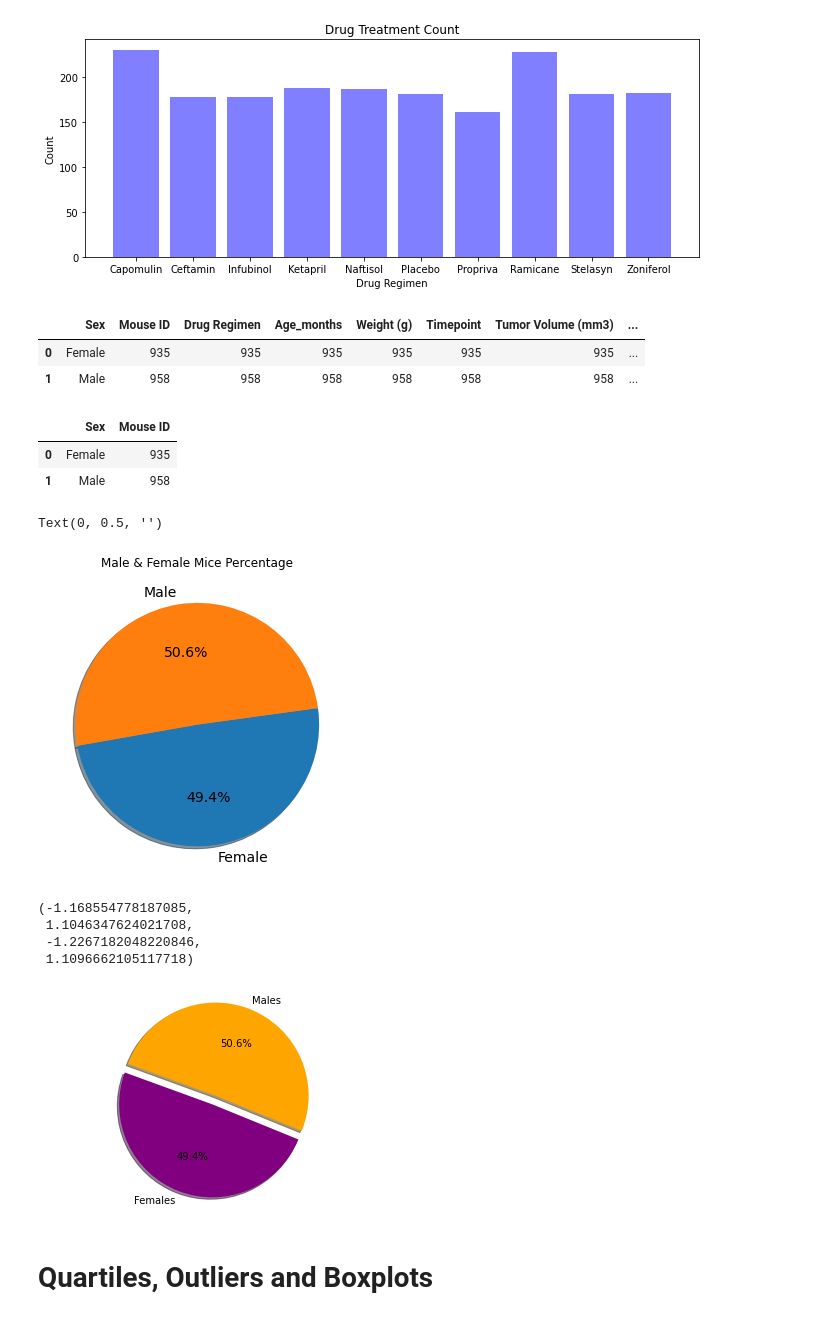
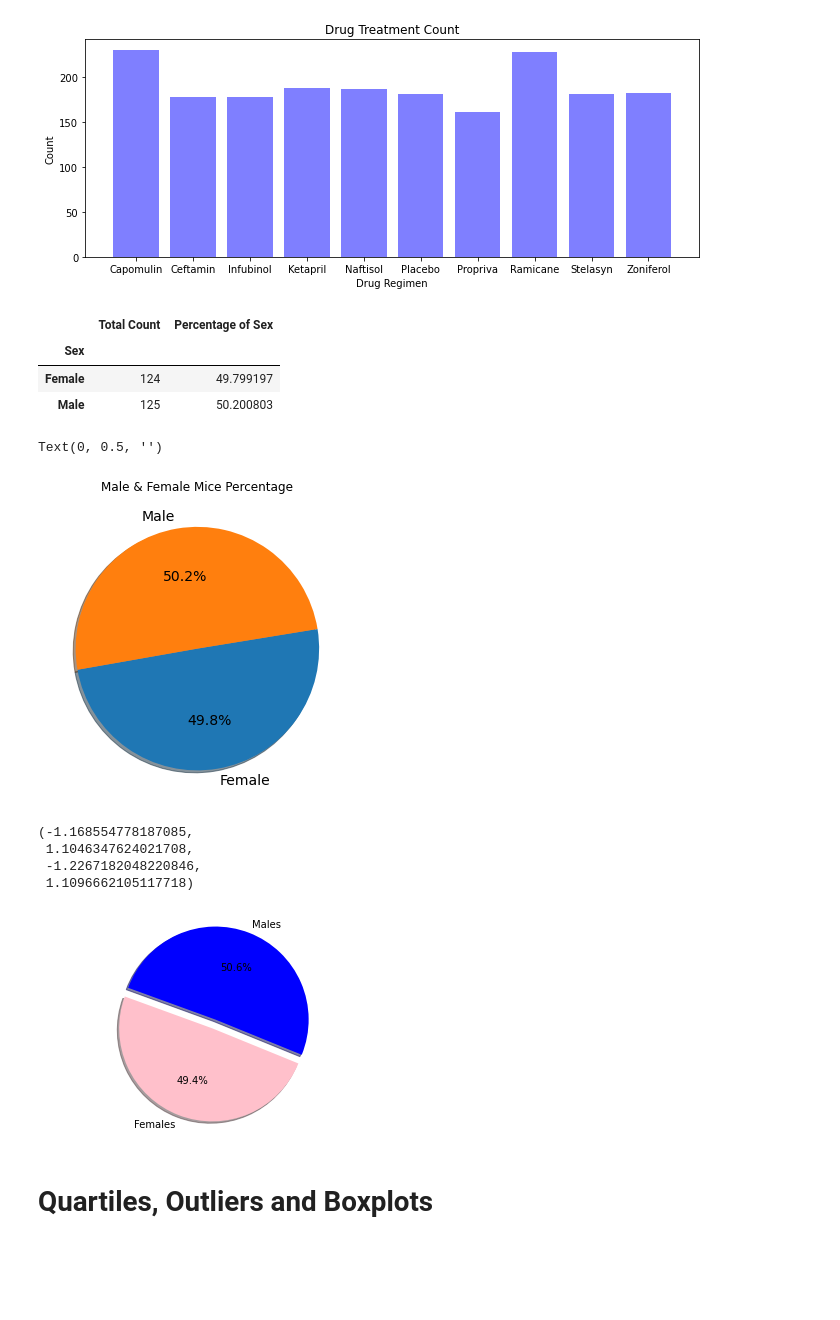
Before and after one commit to veljkomiramicanovic/Matplotlib-Challenge, a Jupyter notebook: Pymaceuticals/pymaceuticals_starter.ipynb, the cells around one changed output. Drawn from its saved outputs; the diff is of its cells as text; code cells hidden in the pictures; blank space fills up the shorter version.

Commit message:
Updated plots

```diff
--- a/Pymaceuticals/pymaceuticals_starter.ipynb
+++ b/Pymaceuticals/pymaceuticals_starter.ipynb
@@ -15,9 +23,9 @@ mouse_metadata = pd.read_csv(mouse_metadata_path)
 study_results = pd.read_csv(study_results_path)
 
 # Combine the data into a single dataset
-combined_df = pd.merge(mouse_metadata, study_results, how="inner", on="Mouse ID")
+combined_df = pd.merge(mouse_metadata, study_results, how="outer")
 # Display the data table for preview
-combined_df
+combined_df.head()
 # %% [output]
 |  | Mouse ID | Drug Regimen | Sex | Age_months | Weight (g) | Timepoint | Tumor Volume (mm3) | ... |
 | 0 | k403 | Ramicane | Male | 21 | 16 | 0 | 45.000000 | ... |
@@ -185,53 +173,60 @@ plt.ylabel("Count")
 plt.savefig("../Images/mat_mice_per_treat.png", bbox_inches = "tight")
 # %% [output]
 [figure]
-# %%
-# Generate a pie plot showing the distribution of female versus male mice using pandas
-gender_df = pd.DataFrame(combined_df.groupby(["Sex"]).count()).reset_index()
-gender_df.head()
-# %% [output]
-|  | Sex | Mouse ID | Drug Regimen | Age_months | Weight (g) | Timepoint | Tumor Volume (mm3) | ... |
-| 0 | Female | 935 | 935 | 935 | 935 | 935 | 935 | ... |
-| 1 | Male | 958 | 958 | 958 | 958 | 958 | 958 | ... |
-# %%
-#Alter the dataframe down to two columns
-gender_df = gender_df[["Sex","Mouse ID"]]
-gender_df.head()
-# %% [output]
-|  | Sex | Mouse ID |
-| 0 | Female | 935 |
-| 1 | Male | 958 |
+# %%
+#  Group by gender and get the number to plot
+groupby_gender = combined_df.groupby(["Mouse ID","Sex"])
+groupby_gender
+gender_df = pd.DataFrame(groupby_gender.size())
+
+# Create the dataframe with total count of Female and Male mice
+mouse_gender = pd.DataFrame(gender_df.groupby(["Sex"]).count())
+mouse_gender.columns = ["Total Count"]
+
+# create and format the percentage of female vs male
+mouse_gender["Percentage of Sex"] = (100*(mouse_gender["Total Count"]/mouse_gender["Total Count"].sum()))
+
+# format the "Percentage of Sex" column
+mouse_gender["Percentage of Sex"] = mouse_gender["Percentage of Sex"]
+
+# gender_df
+mouse_gender
+# %% [output]
+|  | Total Count | Percentage of Sex |
+| Sex |  |  |
+| Female | 124 | 49.799197 |
+| Male | 125 | 50.200803 |
 # %%
 plt.figure(figsize=(12,6))
 ax1 = plt.subplot(121, aspect="equal")
-gender_df.plot(kind="pie", y = "Mouse ID", ax=ax1, autopct='%1.1f%%',
-              startangle=190, shadow=True, labels=gender_df["Sex"], legend = False, fontsize=14)
+mouse_gender.plot(kind="pie", y = 'Total Count', ax=ax1, autopct='%1.1f%%',
+              startangle=190, shadow=True, legend = False, fontsize=14)
 
 plt.title("Male & Female Mice Percentage")
 plt.xlabel("")
 plt.ylabel("")
 # %% [output]
 Text(0, 0.5, '')
-[figure, old version]
+[figure, new version]
 # %%
 # Generate a pie plot showing the distribution of female versus male mice using pyplot
 gender_count = (combined_df.groupby(["Sex"])["Age_months"].count()).tolist()
 gender_count
 
 #Chart Details
 labels = ["Females", "Males"]
-colors = ["purple", "orange"]
+colors = ["pink", "blue"]
 explode = (0.1, 0)
 
 #Creating Pie Chart
 plt.pie(gender_count, explode=explode, labels=labels, colors=colors, autopct="%1.1f%%", shadow=True, startangle=160)
 plt.axis("equal")
 # %% [output]
 (-1.168554778187085,
  1.1046347624021708,
  -1.2267182048220846,
  1.1096662105117718)
-[figure, old version]
+[figure, new version]
 # %% [markdown]
 # Quartiles, Outliers and Boxplots
 # %%
```
Also changed, not shown: parts of 15 cells of this notebook, 1 other file.
